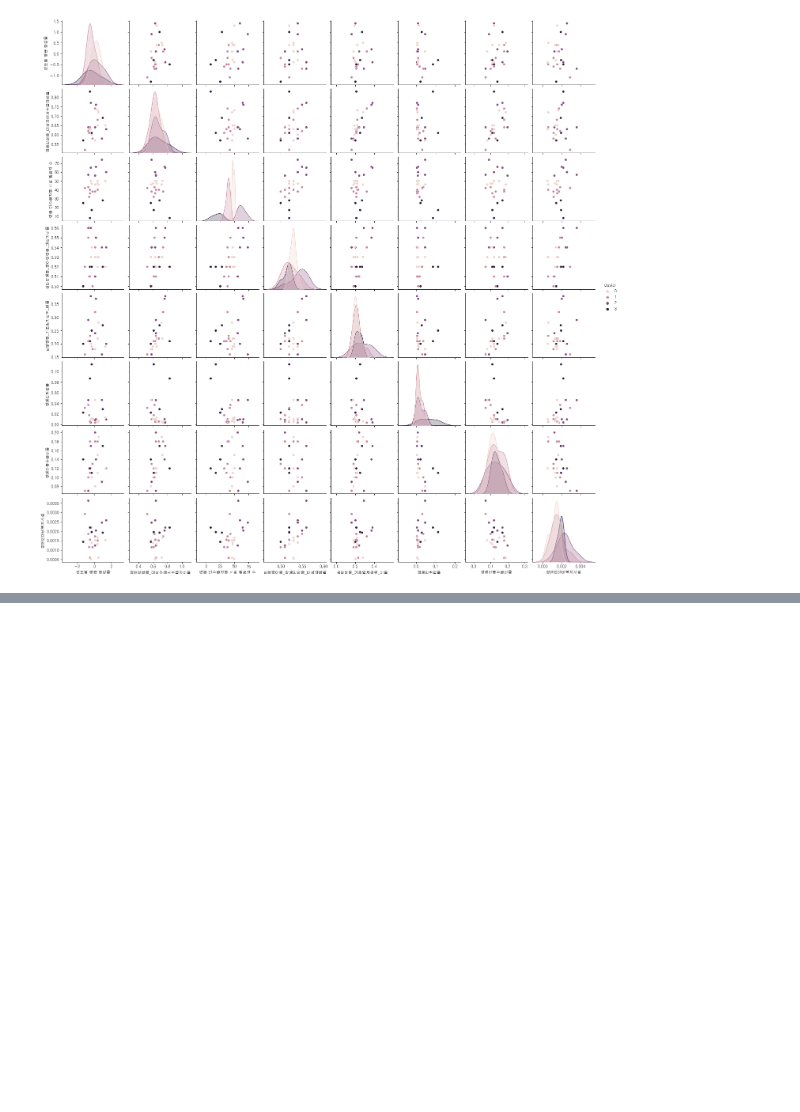
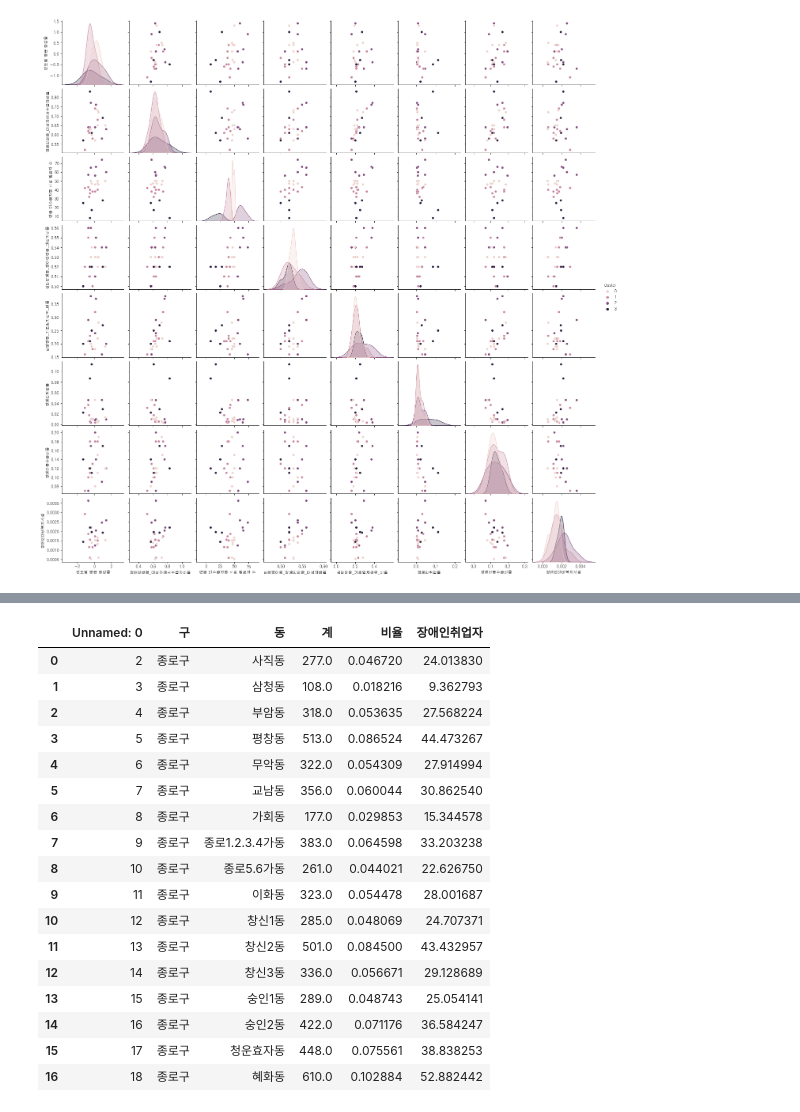
Before and after one commit to Toddbear20/Taxi_project, a Jupyter notebook: welfare.ipynb, the cells around one changed output, grey strips where cells are left out. Cells and saved outputs as stored; diff of their text form; code cells hidden in the pictures; blank space fills up the shorter version.

```diff
--- a/welfare.ipynb
+++ b/welfare.ipynb
@@ -760,8 +775,8 @@ li =[]
 for i in city_li:
     city =df[df['근무지역_구별'] == i]
     li.append(len(city))
-sort_city = li/sum_arr
-df_sort = pd.DataFrame(sort_city)
+li
+df_sort = pd.DataFrame(li)
 df_sort=df_sort.set_index(df1['동별'])
 df_sort
 # %% [output]
@@ -1130,0 +1187,25 @@ b - 10893
+# %%
+df_dong = pd.read_csv('0825_장애인비율동별.csv')
+df_jong=df_dong[df_dong['구']=='종로구']
+
+df_jong['장애인취업자']=df_jong['비율']*(df_sort.loc['종로구'][0])
+df_jong
+# %% [output]
+|  | Unnamed: 0 | 구 | 동 | 계 | 비율 | 장애인취업자 |
+| 0 | 2 | 종로구 | 사직동 | 277.0 | 0.046720 | 24.013830 |
+| 1 | 3 | 종로구 | 삼청동 | 108.0 | 0.018216 | 9.362793 |
+| 2 | 4 | 종로구 | 부암동 | 318.0 | 0.053635 | 27.568224 |
+| 3 | 5 | 종로구 | 평창동 | 513.0 | 0.086524 | 44.473267 |
+| 4 | 6 | 종로구 | 무악동 | 322.0 | 0.054309 | 27.914994 |
+| 5 | 7 | 종로구 | 교남동 | 356.0 | 0.060044 | 30.862540 |
+| 6 | 8 | 종로구 | 가회동 | 177.0 | 0.029853 | 15.344578 |
+| 7 | 9 | 종로구 | 종로1.2.3.4가동 | 383.0 | 0.064598 | 33.203238 |
+| 8 | 10 | 종로구 | 종로5.6가동 | 261.0 | 0.044021 | 22.626750 |
+| 9 | 11 | 종로구 | 이화동 | 323.0 | 0.054478 | 28.001687 |
+| 10 | 12 | 종로구 | 창신1동 | 285.0 | 0.048069 | 24.707371 |
+| 11 | 13 | 종로구 | 창신2동 | 501.0 | 0.084500 | 43.432957 |
+| 12 | 14 | 종로구 | 창신3동 | 336.0 | 0.056671 | 29.128689 |
+| 13 | 15 | 종로구 | 숭인1동 | 289.0 | 0.048743 | 25.054141 |
+| 14 | 16 | 종로구 | 숭인2동 | 422.0 | 0.071176 | 36.584247 |
+| 15 | 17 | 종로구 | 청운효자동 | 448.0 | 0.075561 | 38.838253 |
+| 16 | 18 | 종로구 | 혜화동 | 610.0 | 0.102884 | 52.882442 |
```
Also changed, not shown: parts of 20 cells of this notebook, 3 other files.
